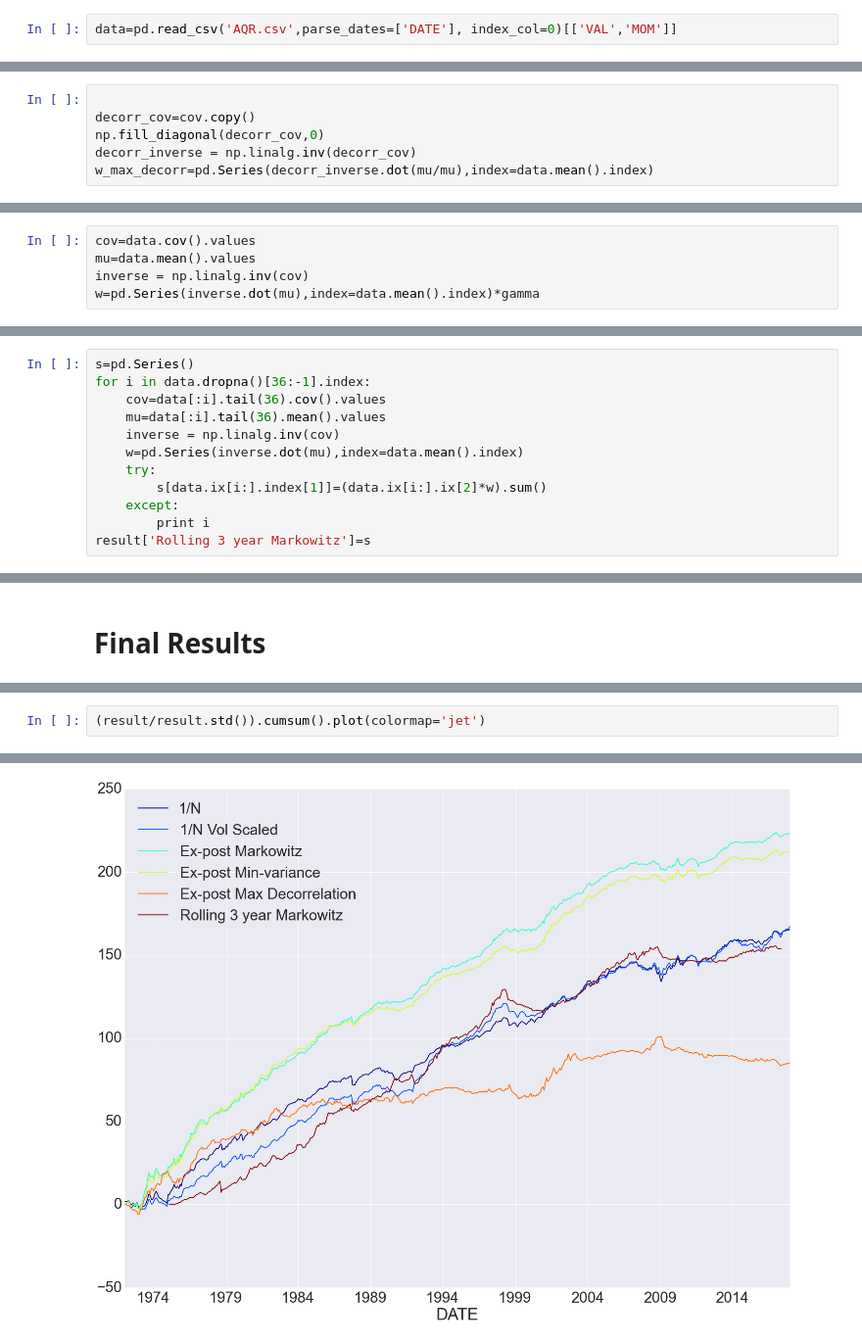
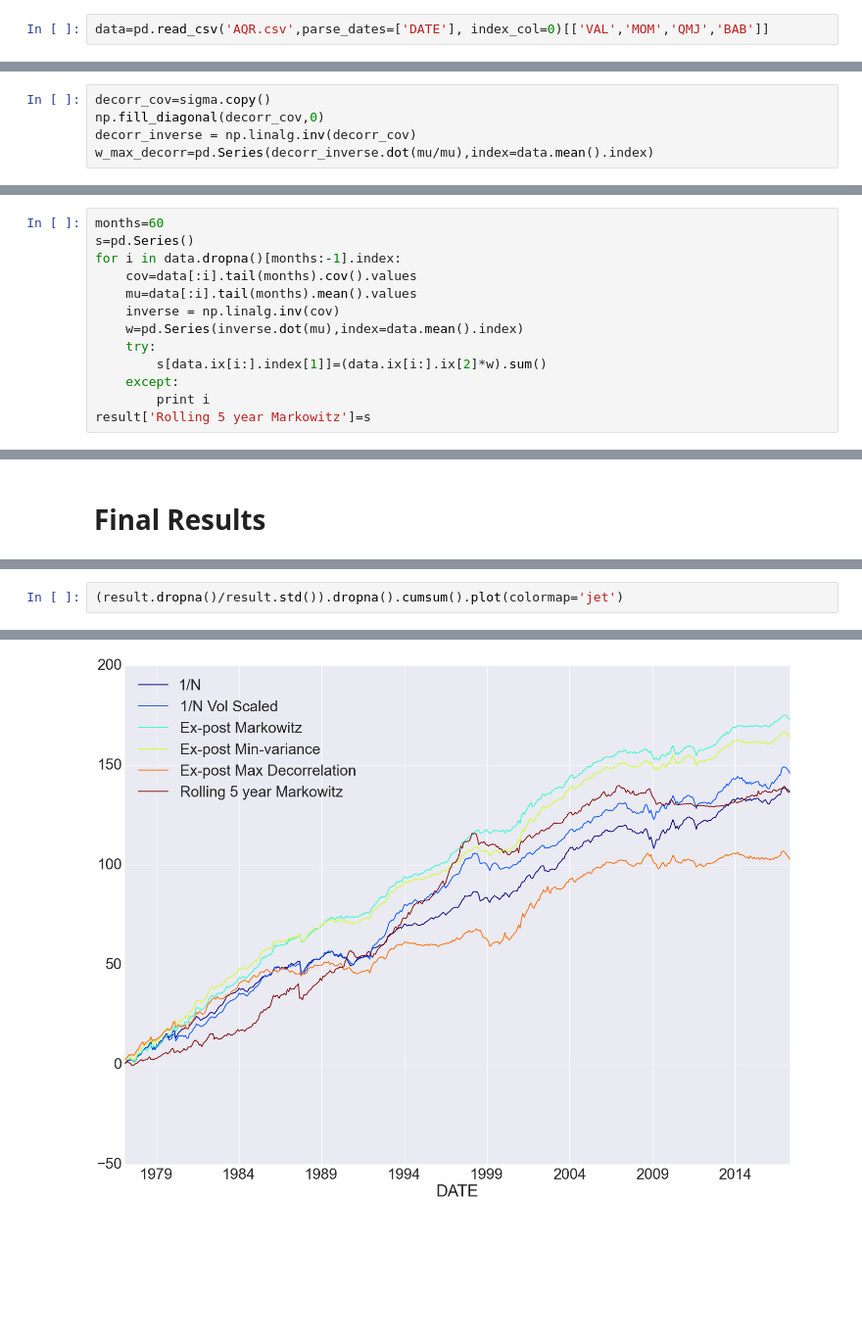
Before and after one commit to mrefermat/quant_finance, a Jupyter notebook: factor_portfolio_construction_meetup_aug18.ipynb, the cells around one changed output, grey strips where cells are left out. Shown at 98% size. Cells and saved outputs as stored; diff of their text form; blank space fills up the shorter version.

```diff
--- a/factor_portfolio_construction_meetup_aug18.ipynb
+++ b/factor_portfolio_construction_meetup_aug18.ipynb
@@ -23,7 +23,7 @@ def calc_Sharpe(pnl,N=12):
 Asness et al 2013 Value and Momentum Everywhere
 Data available on AQR's webpage
 # %%
-data=pd.read_csv('AQR.csv',parse_dates=['DATE'], index_col=0)[['VAL','MOM']]
+data=pd.read_csv('AQR.csv',parse_dates=['DATE'], index_col=0)[['VAL','MOM','QMJ','BAB']]
 # %% [markdown]
 # Fama French (1993) Three Factor Model
 
@@ -79,8 +78,7 @@ result['Ex-post Min-variance'] =(w_min_vol*data).sum(axis=1)
 # %% [markdown]
 # Max Decorrelation
 # %%
-
-decorr_cov=cov.copy()
+decorr_cov=sigma.copy()
 np.fill_diagonal(decorr_cov,0)
 decorr_inverse = np.linalg.inv(decorr_cov)
 w_max_decorr=pd.Series(decorr_inverse.dot(mu/mu),index=data.mean().index)
@@ -93,7 +91,15 @@ Window for the last three years to calculate weights for the next year
 
  $$ \max_{x_t} \left [ \omega' \hat{\mu_t}- \frac{\gamma}{2}\omega' \hat{\Sigma}_t \omega \right ] $$
 # %%
-cov=data.cov().values
-mu=data.mean().values
-inverse = np.linalg.inv(cov)
-w=pd.Series(inverse.dot(mu),index=data.mean().index)*gamma
+months=60
+s=pd.Series()
+for i in data.dropna()[months:-1].index:
+    cov=data[:i].tail(months).cov().values
+    mu=data[:i].tail(months).mean().values
+    inverse = np.linalg.inv(cov)
+    w=pd.Series(inverse.dot(mu),index=data.mean().index)
+    try:
+        s[data.ix[i:].index[1]]=(data.ix[i:].ix[2]*w).sum()
+    except:
+        print i
+result['Rolling 5 year Markowitz']=s
@@ -100,12 +114,0 @@ w=pd.Series(inverse.dot(mu),index=data.mean().index)*gamma
-# %%
-s=pd.Series()
-for i in data.dropna()[36:-1].index:
-    cov=data[:i].tail(36).cov().values
-    mu=data[:i].tail(36).mean().values
-    inverse = np.linalg.inv(cov)
-    w=pd.Series(inverse.dot(mu),index=data.mean().index)
-    try:
-        s[data.ix[i:].index[1]]=(data.ix[i:].ix[2]*w).sum()
-    except:
-        print i
-result['Rolling 3 year Markowitz']=s
@@ -126,5 +122,5 @@ calc_Sharpe(result).plot(kind='bar',title='Portfolio Allocation Sharpe Ratio')
 # %%
-(result/result.std()).cumsum().plot(colormap='jet')
+(result.dropna()/result.std()).dropna().cumsum().plot(colormap='jet')
 # %% [output]
 <matplotlib.axes._subplots.AxesSubplot at 0x...>
-[figure, old version]
+[figure, new version]
```
Also changed, not shown: parts of 4 cells of this notebook.
